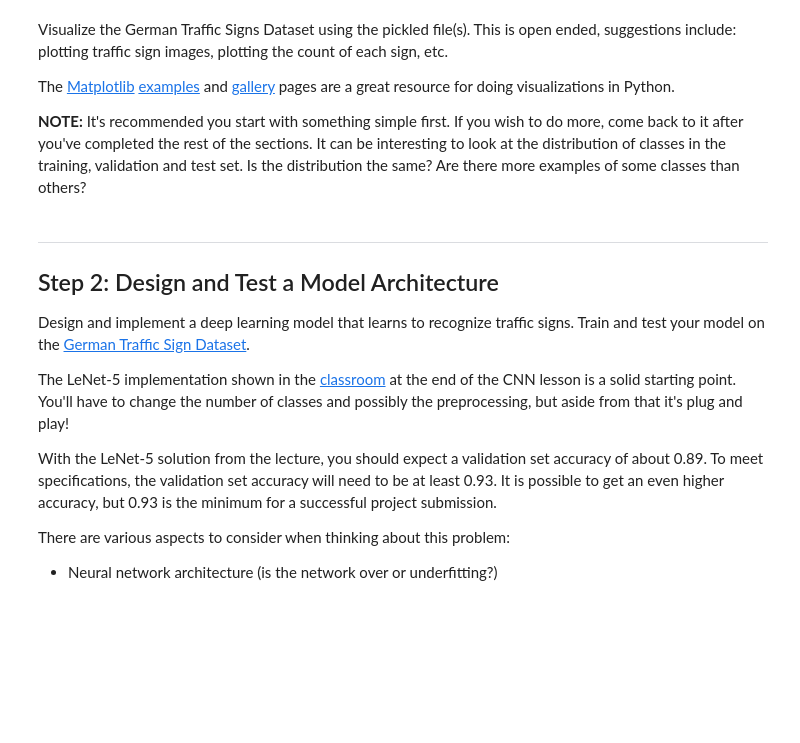
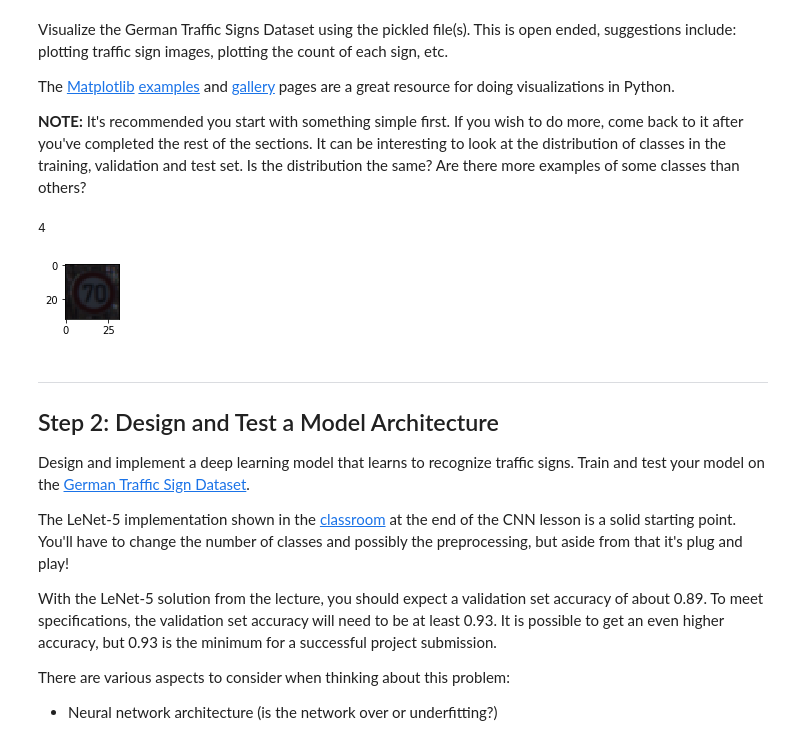
Before and after one commit to BusAI-Self-Driving-Car/Udacity-Self-Driving-Car-Engineer-Nanodegree, a Jupyter notebook: Term1-proj2-Traffic-Sign-Classifier/Traffic_Sign_Classifier.ipynb, the cells around one changed output. Saved outputs shown, nothing was run; the diff lists cells and outputs as text; code cells hidden in the pictures; blank space fills up the shorter version.

```diff
--- a/Term1-proj2-Traffic-Sign-Classifier/Traffic_Sign_Classifier.ipynb
+++ b/Term1-proj2-Traffic-Sign-Classifier/Traffic_Sign_Classifier.ipynb
@@ -25,9 +25,9 @@ import pickle
 
 # TODO: Fill this in based on where you saved the training and testing data
 
-training_file = "./examples/traffic-signs-data/train.p"
-validation_file="./examples/traffic-signs-data/valid.p"
-testing_file = "./examples/traffic-signs-data/test.p"
+training_file = "../../data/traffic-signs-data/train.p"
+validation_file="../../data/traffic-signs-data/valid.p"
+testing_file = "../../data/traffic-signs-data/test.p"
 
 with open(training_file, mode='rb') as f:
     train = pickle.load(f)
@@ -109,9 +109,23 @@ The [Matplotlib](http://matplotlib.org/) [examples](http://matplotlib.org/exampl
 # %%
 ### Data exploration visualization code goes here.
 ### Feel free to use as many code cells as needed.
+import random
 import matplotlib.pyplot as plt
 # Visualizations will be shown in the notebook.
 %matplotlib inline
+
+# Visualizations will be shown in the notebook.
+get_ipython().run_line_magic('matplotlib', 'inline')
+
+index = random.randint(0, len(X_train))
+image = X_train[index].squeeze()
+
+plt.figure(figsize=(1,1))
+plt.imshow(image, cmap="gray")
+print(y_train[index])
+# %% [output]
+4
+[figure, added]
 # %% [markdown]
 ----
 
```
Also changed, not shown: parts of 9 cells of this notebook, 2 other files.
